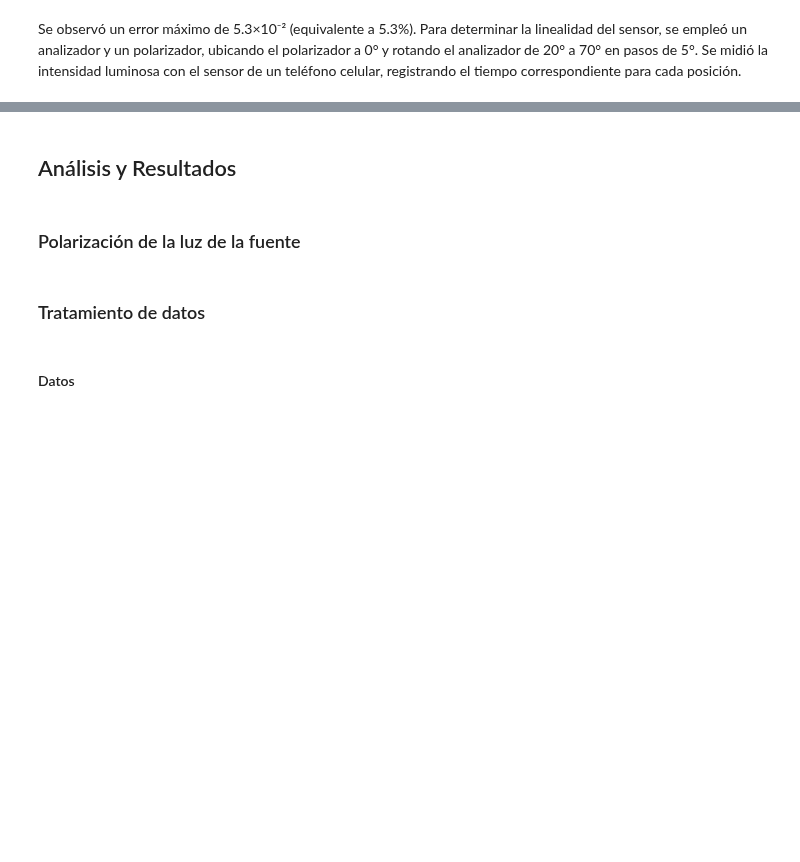
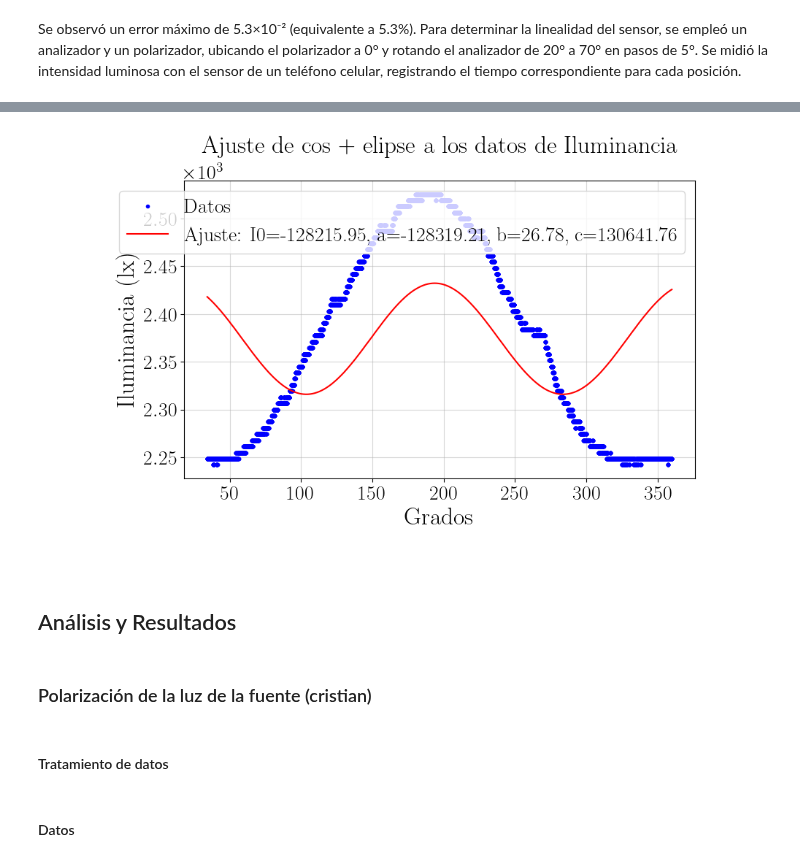
Before and after one commit to PinzonHarker/2024-II_Mediciones_Opticas, a Jupyter notebook: Exp5b_Ley_De_Malus/Exp5b_ley_de_malus.ipynb, the cells around one changed output, grey strips where cells are left out. Cells and saved outputs as stored; diff of their text form; code cells hidden in the pictures; blank space fills up the shorter version.

```diff
--- a/Exp5b_Ley_De_Malus/Exp5b_ley_de_malus.ipynb
+++ b/Exp5b_Ley_De_Malus/Exp5b_ley_de_malus.ipynb
@@ -463,9 +589,35 @@ Se observó un error máximo de 5.3×10⁻² (equivalente a 5.3%). Para determin
+# %%
+# Ajustar la curva cos^2 + elipse
+def cos2_elipse(x, I0, a, b, c):
+    return I0 * np.cos(np.radians(x))**2 + a * b / (1 - b * np.cos(theta - c))
+
+# Convertir los tiempos a grados (suponiendo que el tiempo está en segundos y corresponde a grados)
+filtered_data.loc[:, 'Grados'] = filtered_data['Time (s)'] * (360 / 40)  # Ajustar según la relación tiempo-grados
+
+# Ajustar la curva
+popt, pcov = curve_fit(cos2_elipse, filtered_data['Grados'], filtered_data['Illuminance (lx)'], p0=[I0_opt, 1, 1, 1])
+I0_opt, a_opt, b_opt, c_opt = popt
+
+# Generar datos ajustados
+ajuste_vals = cos2_elipse(filtered_data['Grados'], I0_opt, a_opt, b_opt, c_opt)
+
+# Plot the data and the fit
+fig, ax = plt.subplots(figsize=(10, 6))
+ax.plot(filtered_data['Grados'], filtered_data['Illuminance (lx)'], 'b.', label='Datos')
+ax.plot(filtered_data['Grados'], ajuste_vals, 'r-', label=f'Ajuste: I0={I0_opt:.2f}, a={a_opt:.2f}, b={b_opt:.2f}, c={c_opt:.2f}')
+ax.set_xlabel('Grados')
+ax.set_ylabel('Iluminancia (lx)')
+ax.set_title('Ajuste de cos + elipse a los datos de Iluminancia')
+ax.legend()
+plt.show()
+# %% [output]
+[figure, added]
 # %% [markdown]
 ## Análisis y Resultados
 # %% [markdown]
-### Polarización de la luz de la fuente
+### Polarización de la luz de la fuente (cristian)
 # %% [markdown]
-### Tratamiento de datos
+#### Tratamiento de datos
 # %%
 # Filtrar datos donde "Time (s)" coincide con los valores de tcada5 (dentro de un margen pequeño)
 def filtrar_por_tiempos(df, tiempos, margen=0.0015):
```
Also changed, not shown: parts of 15 cells of this notebook, 8 other files.
